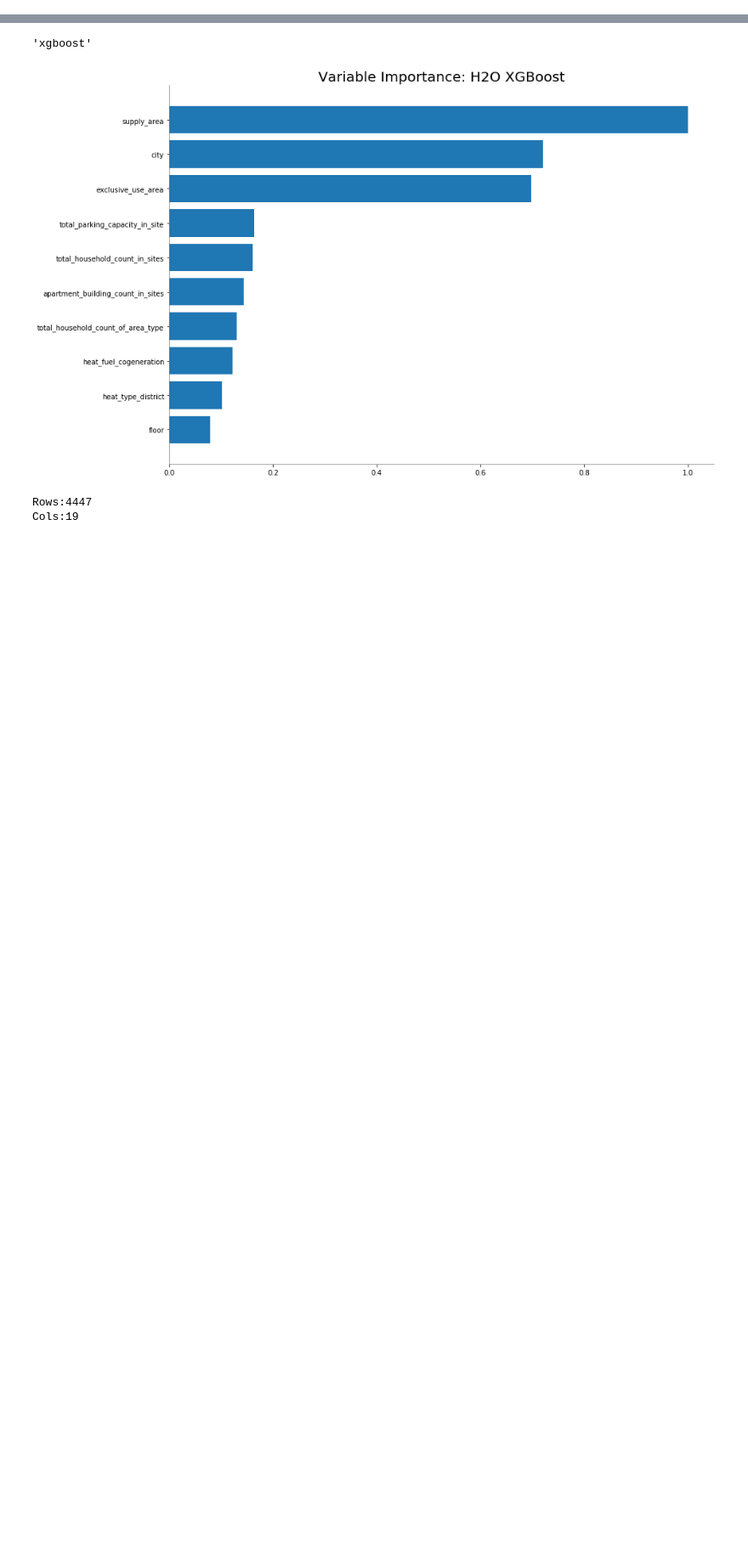
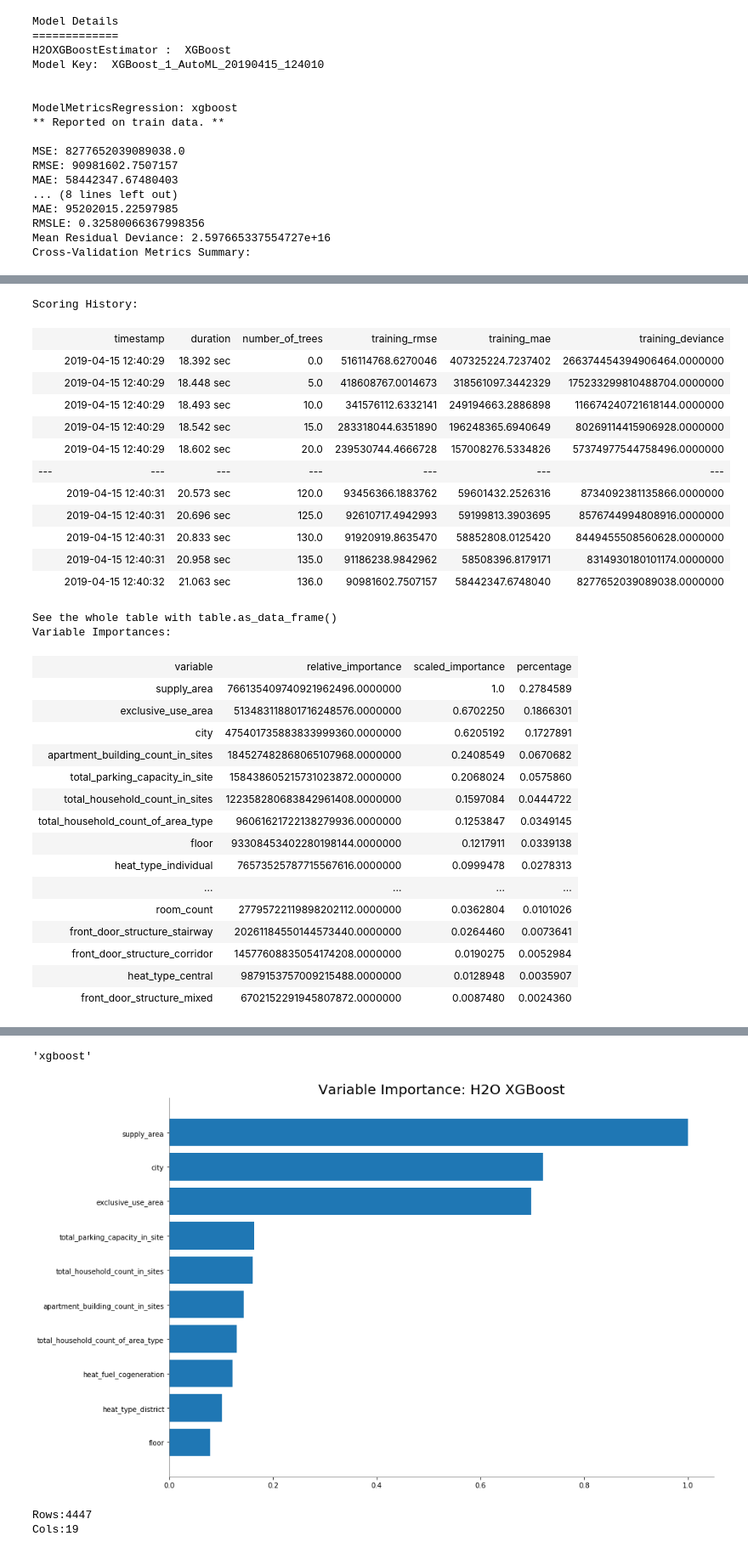
Before and after one commit to INFO6105-Spring19/hyperparameter-db-project-ds07, a Jupyter notebook: H2O.ipynb, the cells around one changed output, grey strips where cells are left out. Shown: that part at 85% size. Saved outputs shown, nothing was run; the diff lists cells and outputs as text; code cells hidden in the pictures; blank space fills up the shorter version.

```diff
--- a/H2O.ipynb
+++ b/H2O.ipynb
@@ -123,14 +88,0 @@ y = target
-# %%
-# Set up AutoML
-
-aml = H2OAutoML(max_runtime_secs=run_time,exclude_algos = ['DeepLearning'])
-# %%
-model_start_time = time.time()
-
-try:
-  aml.train(x=X,y=y,training_frame=df)  # Change training_frame=train
-except Exception as e:
-  logging.critical('aml.train')
-  h2o.download_all_logs(dirname=logs_path, filename=logfile)
-  h2o.cluster().shutdown()
-  sys.exit(4)
@@ -159,0 +404,21 @@ print(aml.leaderboard)
+# %%
+gg = h2o.get_model(aml.leaderboard[2,'model_id'])
+gg
+# %% [output]
+Model Details
+=============
+H2OXGBoostEstimator :  XGBoost
+Model Key:  XGBoost_1_AutoML_20190415_124010
+
+
+ModelMetricsRegression: xgboost
+** Reported on train data. **
+
+MSE: 8277652039089038.0
+RMSE: 90981602.7507157
+MAE: 58442347.67480403
+... (8 lines left out)
+MAE: 95202015.22597985
+RMSLE: 0.32580066367998356
+Mean Residual Deviance: 2.597665337554727e+16
+Cross-Validation Metrics Summary:
@@ -159,0 +433,31 @@ print(aml.leaderboard)
+Scoring History:
+|  | timestamp | duration | number_of_trees | training_rmse | training_mae | training_deviance |
+|  | 2019-04-15 12:40:29 | 18.392 sec | 0.0 | 516114768.6270046 | 407325224.7237402 | 266374454394906464.0000000 |
+|  | 2019-04-15 12:40:29 | 18.448 sec | 5.0 | 418608767.0014673 | 318561097.3442329 | 175233299810488704.0000000 |
+|  | 2019-04-15 12:40:29 | 18.493 sec | 10.0 | 341576112.6332141 | 249194663.2886898 | 116674240721618144.0000000 |
+|  | 2019-04-15 12:40:29 | 18.542 sec | 15.0 | 283318044.6351890 | 196248365.6940649 | 80269114415906928.0000000 |
+|  | 2019-04-15 12:40:29 | 18.602 sec | 20.0 | 239530744.4666728 | 157008276.5334826 | 57374977544758496.0000000 |
+| --- | --- | --- | --- | --- | --- | --- |
+|  | 2019-04-15 12:40:31 | 20.573 sec | 120.0 | 93456366.1883762 | 59601432.2526316 | 8734092381135866.0000000 |
+|  | 2019-04-15 12:40:31 | 20.696 sec | 125.0 | 92610717.4942993 | 59199813.3903695 | 8576744994808916.0000000 |
+|  | 2019-04-15 12:40:31 | 20.833 sec | 130.0 | 91920919.8635470 | 58852808.0125420 | 8449455508560628.0000000 |
+|  | 2019-04-15 12:40:31 | 20.958 sec | 135.0 | 91186238.9842962 | 58508396.8179171 | 8314930180101174.0000000 |
+|  | 2019-04-15 12:40:32 | 21.063 sec | 136.0 | 90981602.7507157 | 58442347.6748040 | 8277652039089038.0000000 |
+See the whole table with table.as_data_frame()
+Variable Importances:
+| variable | relative_importance | scaled_importance | percentage |
+| supply_area | 766135409740921962496.0000000 | 1.0 | 0.2784589 |
+| exclusive_use_area | 513483118801716248576.0000000 | 0.6702250 | 0.1866301 |
+| city | 475401735883833999360.0000000 | 0.6205192 | 0.1727891 |
+| apartment_building_count_in_sites | 184527482868065107968.0000000 | 0.2408549 | 0.0670682 |
+| total_parking_capacity_in_site | 158438605215731023872.0000000 | 0.2068024 | 0.0575860 |
+| total_household_count_in_sites | 122358280683842961408.0000000 | 0.1597084 | 0.0444722 |
+| total_household_count_of_area_type | 96061621722138279936.0000000 | 0.1253847 | 0.0349145 |
+| floor | 93308453402280198144.0000000 | 0.1217911 | 0.0339138 |
+| heat_type_individual | 76573525787715567616.0000000 | 0.0999478 | 0.0278313 |
+| ... | ... | ... | ... |
+| room_count | 27795722119898202112.0000000 | 0.0362804 | 0.0101026 |
+| front_door_structure_stairway | 20261184550144573440.0000000 | 0.0264460 | 0.0073641 |
+| front_door_structure_corridor | 14577608835054174208.0000000 | 0.0190275 | 0.0052984 |
+| heat_type_central | 9879153757009215488.0000000 | 0.0128948 | 0.0035907 |
+| front_door_structure_mixed | 6702152291945807872.0000000 | 0.0087480 | 0.0024360 |
```
Also changed, not shown: parts of 42 cells of this notebook, 7 other files.
